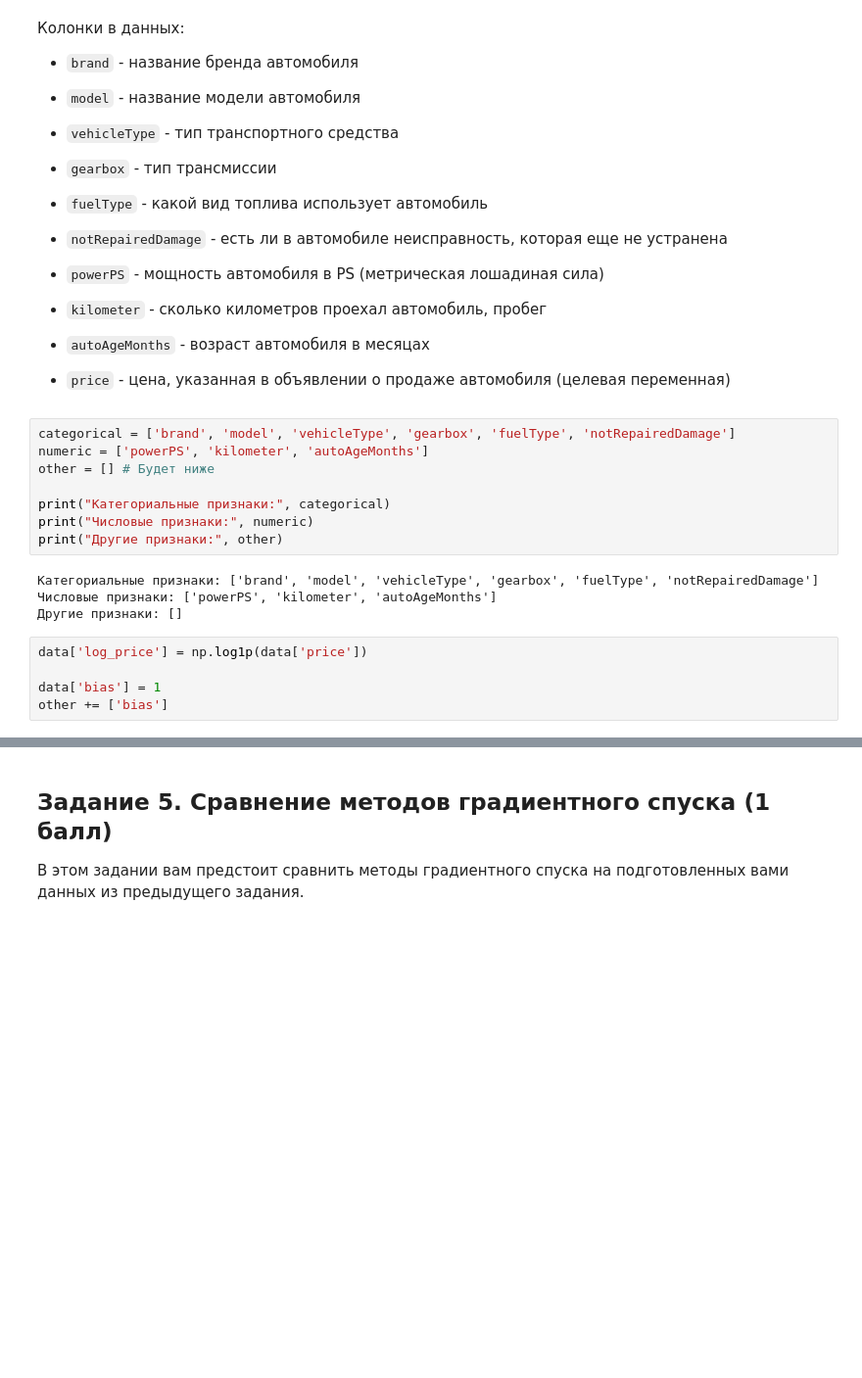
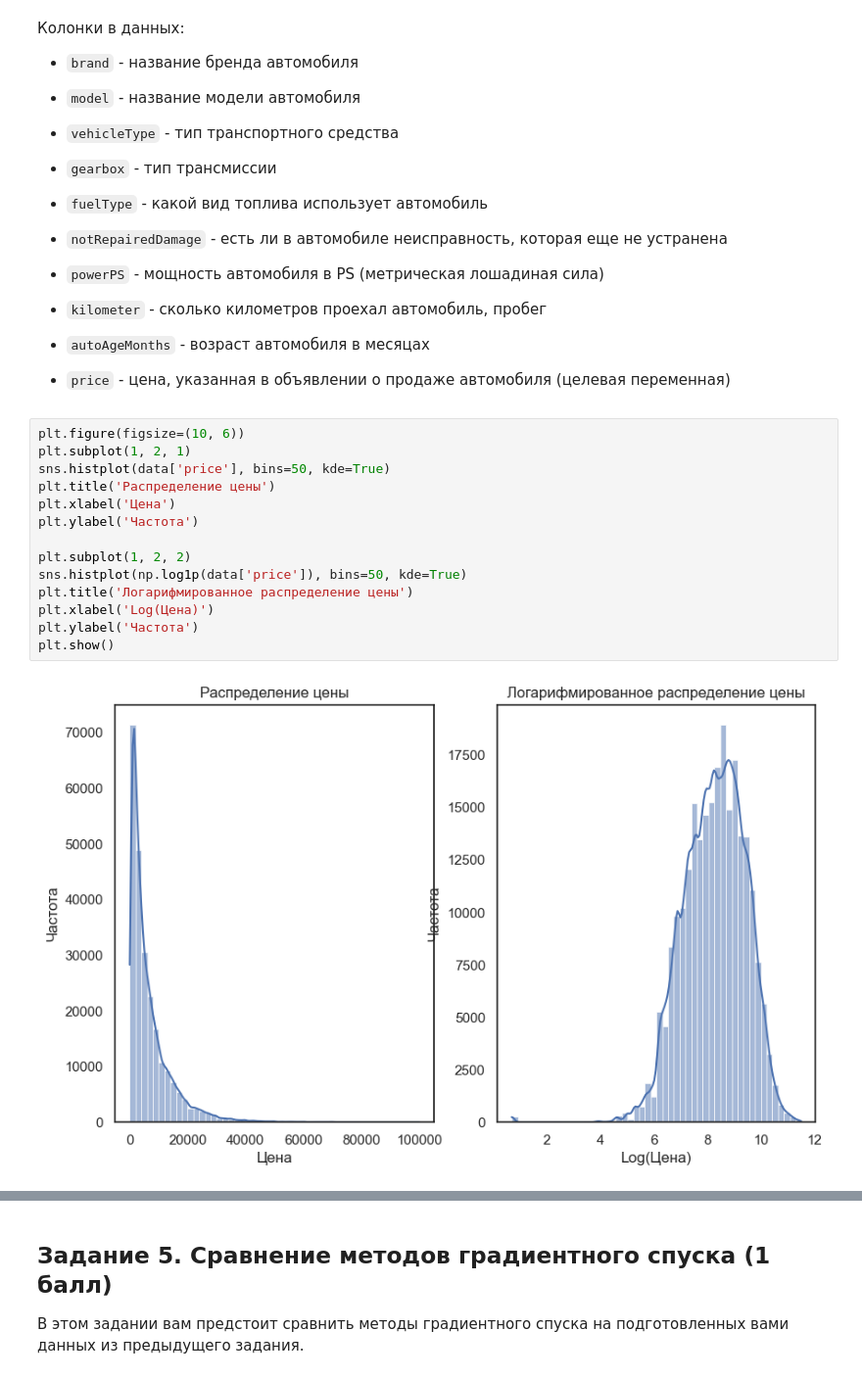
Before and after one commit to georgemoretti/Machine-Learning, a Jupyter notebook: lab4/ML MAI & SBER. GD. LAB 4.ipynb, the cells around one changed output, grey strips where cells are left out. Shown at 98% size. Saved outputs shown, nothing was run; the diff lists cells and outputs as text; blank space fills up the shorter version.

```diff
--- a/lab4/ML MAI & SBER. GD. LAB 4.ipynb
+++ b/lab4/ML MAI & SBER. GD. LAB 4.ipynb
@@ -410,20 +398,19 @@ dtype: int64
 
 
 * `price` - цена, указанная в объявлении о продаже автомобиля (целевая переменная)
-# %%
-categorical = ['brand', 'model', 'vehicleType', 'gearbox', 'fuelType', 'notRepairedDamage']
-numeric = ['powerPS', 'kilometer', 'autoAgeMonths']
-other = [] # Будет ниже
-
-print("Категориальные признаки:", categorical)
-print("Числовые признаки:", numeric)
-print("Другие признаки:", other)
-# %% [output]
-Категориальные признаки: ['brand', 'model', 'vehicleType', 'gearbox', 'fuelType', 'notRepairedDamage']
-Числовые признаки: ['powerPS', 'kilometer', 'autoAgeMonths']
-Другие признаки: []
-# %%
-data['log_price'] = np.log1p(data['price'])
-
-data['bias'] = 1
-other += ['bias']
+# %%
+plt.figure(figsize=(10, 6))
+plt.subplot(1, 2, 1)
+sns.histplot(data['price'], bins=50, kde=True)
+plt.title('Распределение цены')
+plt.xlabel('Цена')
+plt.ylabel('Частота')
+
+plt.subplot(1, 2, 2)
+sns.histplot(np.log1p(data['price']), bins=50, kde=True)
+plt.title('Логарифмированное распределение цены')
+plt.xlabel('Log(Цена)')
+plt.ylabel('Частота')
+plt.show()
+# %% [output]
+[figure, added]
```
Also changed, not shown: parts of 61 cells of this notebook.
